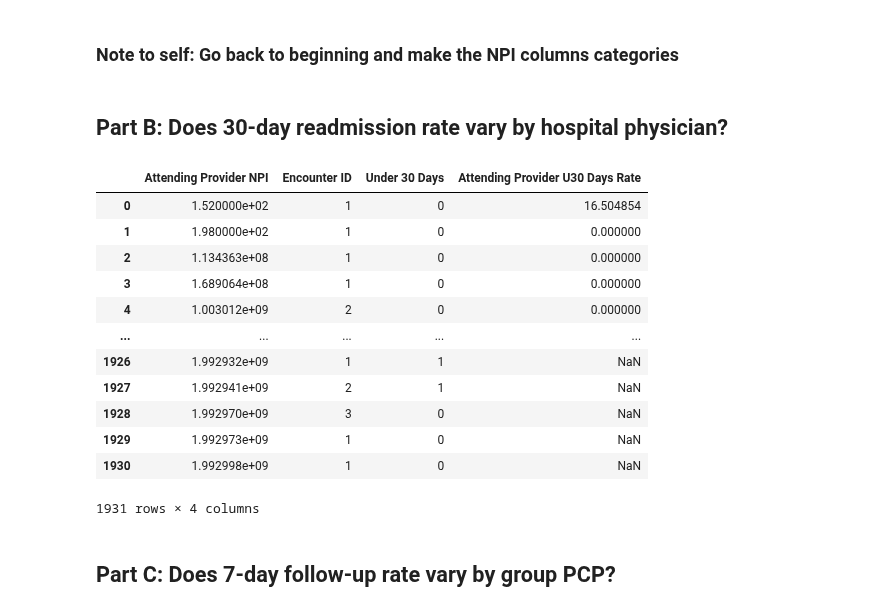
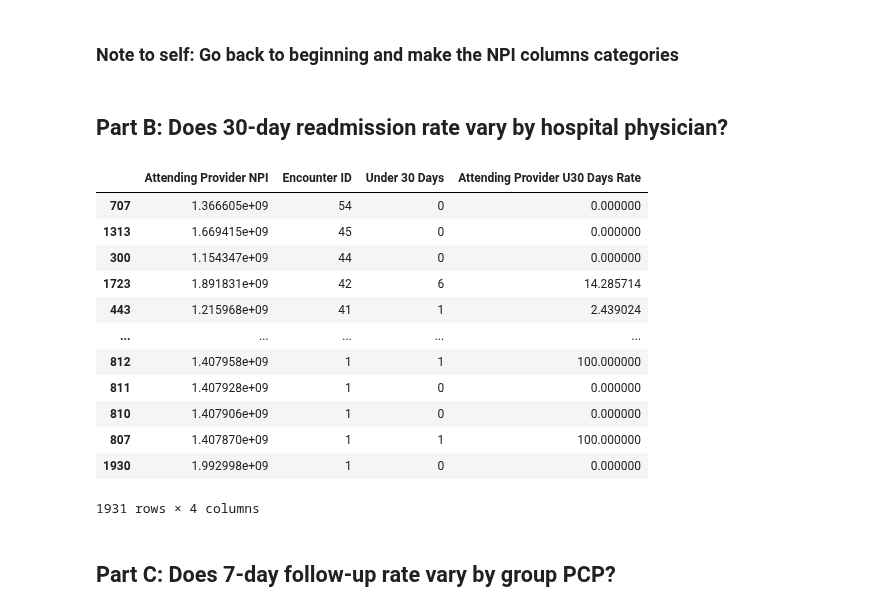
Before and after one commit to jrioross/ursa_health_hospital_readmissions, a Jupyter notebook: ursa_health_hospital_readmission.ipynb, the cells around one changed output. Saved outputs shown, nothing was run; the diff lists cells and outputs as text; code cells hidden in the pictures.

```diff
--- a/ursa_health_hospital_readmission.ipynb
+++ b/ursa_health_hospital_readmission.ipynb
@@ -402,31 +418,31 @@ facility_u30.sort_values('Under 30 Days', ascending = False)
 220 rows × 4 columns
 # %% [markdown]
 ### Note to self: Go back to beginning and make the NPI columns categories
-# %% [markdown]
-## Part B: Does 30-day readmission rate vary by hospital physician?
-# %%
-att_u30_ct = readmissions.groupby('Attending Provider NPI', as_index = False)['Under 30 Days'].sum()
-encounters_by_att = readmissions.groupby('Attending Provider NPI', as_index = False)['Encounter ID'].count()
-
-att_u30 = pd.merge(encounters_by_att, att_u30_ct, how = 'left')
-
-att_u30['Attending Provider U30 Days Rate'] = 100*facility_u30['Under 30 Days']/facility_u30['Encounter ID']
-att_u30
-#att_u30.sort_values('Under 30 Days', ascending = False)
-# %% [output]
-|  | Attending Provider NPI | Encounter ID | Under 30 Days | Attending Provider U30 Days Rate |
-| 0 | 1.520000e+02 | 1 | 0 | 16.504854 |
-| 1 | 1.980000e+02 | 1 | 0 | 0.000000 |
-| 2 | 1.134363e+08 | 1 | 0 | 0.000000 |
-| 3 | 1.689064e+08 | 1 | 0 | 0.000000 |
-| 4 | 1.003012e+09 | 2 | 0 | 0.000000 |
-| ... | ... | ... | ... | ... |
-| 1926 | 1.992932e+09 | 1 | 1 | NaN |
-| 1927 | 1.992941e+09 | 2 | 1 | NaN |
-| 1928 | 1.992970e+09 | 3 | 0 | NaN |
-| 1929 | 1.992973e+09 | 1 | 0 | NaN |
-| 1930 | 1.992998e+09 | 1 | 0 | NaN |
-1931 rows × 4 columns
+# %% [markdown]
+## Part B: Does 30-day readmission rate vary by hospital physician?
+# %%
+att_u30_ct = readmissions.groupby('Attending Provider NPI', as_index = False)['Under 30 Days'].sum()
+encounters_by_att = readmissions.groupby('Attending Provider NPI', as_index = False)['Encounter ID'].count()
+
+att_u30 = pd.merge(encounters_by_att, att_u30_ct, how = 'left')
+
+att_u30['Attending Provider U30 Days Rate'] = 100*att_u30['Under 30 Days']/att_u30['Encounter ID']
+att_u30
+att_u30.sort_values('Encounter ID', ascending = False)
+# %% [output]
+|  | Attending Provider NPI | Encounter ID | Under 30 Days | Attending Provider U30 Days Rate |
+| 707 | 1.366605e+09 | 54 | 0 | 0.000000 |
+| 1313 | 1.669415e+09 | 45 | 0 | 0.000000 |
+| 300 | 1.154347e+09 | 44 | 0 | 0.000000 |
+| 1723 | 1.891831e+09 | 42 | 6 | 14.285714 |
+| 443 | 1.215968e+09 | 41 | 1 | 2.439024 |
+| ... | ... | ... | ... | ... |
+| 812 | 1.407958e+09 | 1 | 1 | 100.000000 |
+| 811 | 1.407928e+09 | 1 | 0 | 0.000000 |
+| 810 | 1.407906e+09 | 1 | 0 | 0.000000 |
+| 807 | 1.407870e+09 | 1 | 1 | 100.000000 |
+| 1930 | 1.992998e+09 | 1 | 0 | 0.000000 |
+1931 rows × 4 columns
 # %% [markdown]
 ## Part C: Does 7-day follow-up rate vary by group PCP?
 # %%
```
Also changed, not shown: parts of 15 cells of this notebook.
